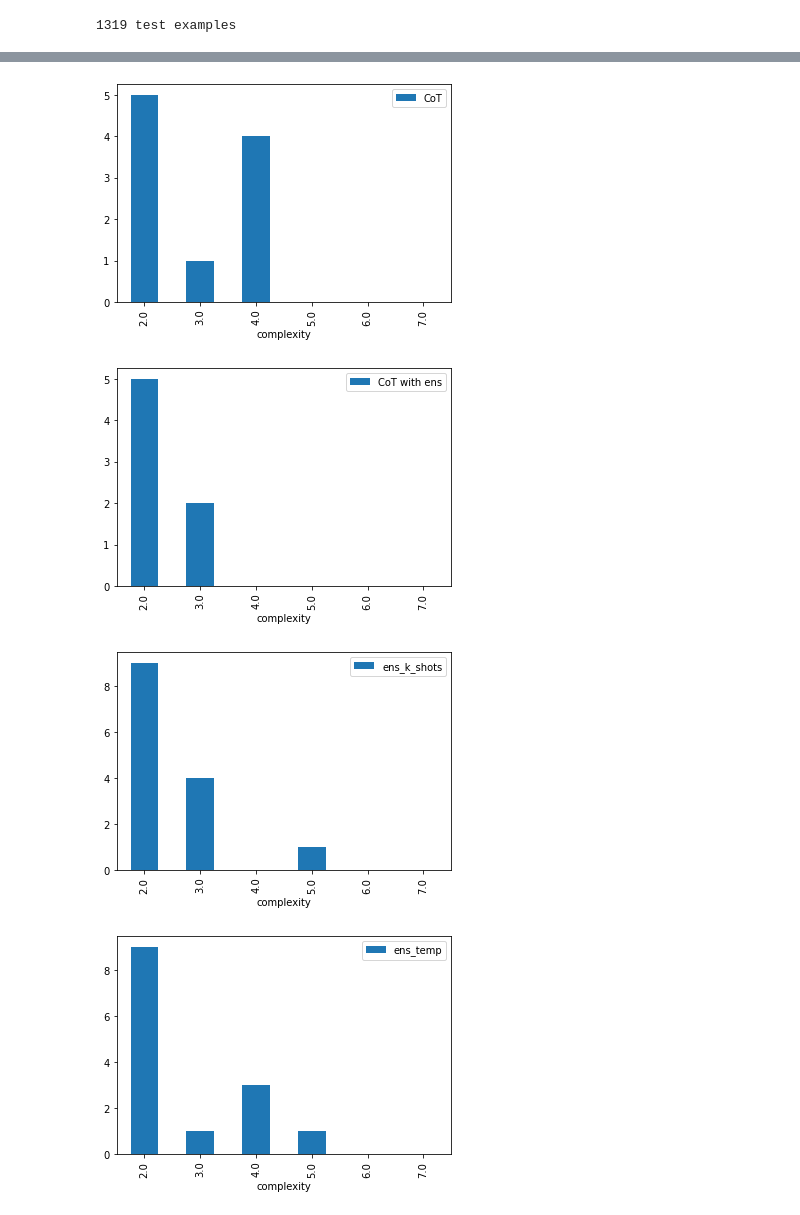
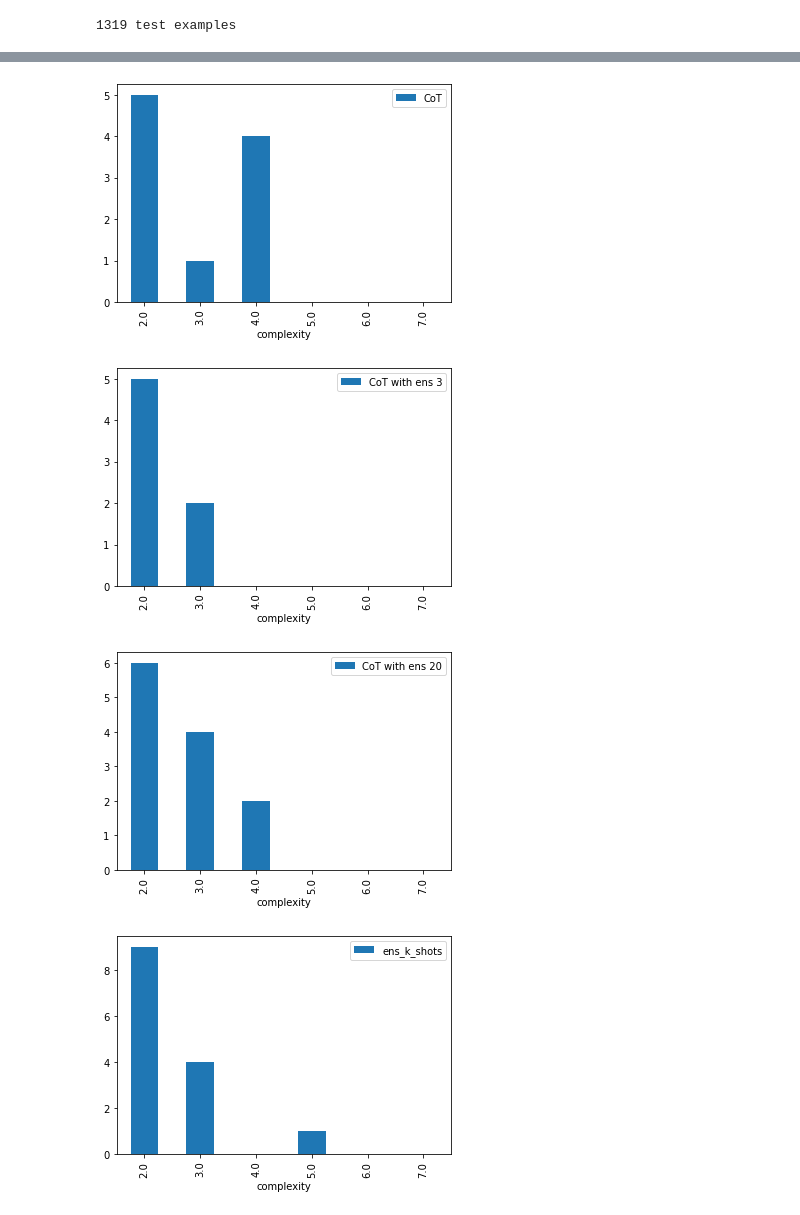
Before and after one commit to ecomidzu/Tinkoff_NLP, a Jupyter notebook: Анализ_полученных_данных.ipynb, the cells around one changed output, grey strips where cells are left out. Drawn from its saved outputs; the diff is of its cells as text; code cells hidden in the pictures.

```diff
--- a/Анализ_полученных_данных.ipynb
+++ b/Анализ_полученных_данных.ipynb
@@ -17,6 +21,7 @@ import torch as th
 exp1 = pd.read_excel('/content/exp1_base.xlsx')
 exp2 = pd.read_excel('/content/exp2_base.xlsx')
 exp3 = pd.read_excel('/content/exp3_base.xlsx')
+exp3_20 = pd.read_excel('/content/exp3_base_20.xlsx')
 res1 = []
 for a, b in zip(exp1['mod_answ'], exp1['true_answ']):
   i = 0
@@ -69,10 +74,32 @@ for a in range(1,list(exp3['tasks'])[-1]+1):
       print(res)
   res3.append(i)
 
+res4 = []
+for a in range(1,list(exp3_20['tasks'])[-1]+1):
+  exp3_20_int = exp3_20[exp3_20['tasks']==a]
+  i=0
+  if Counter(list(exp3_20_int['mod_answ'])).most_common()[0][1] >=2:
+    res = Counter(list(exp3_20_int['mod_answ'])).most_common()[0][0]
+  else:
+    res = list(exp3_20_int['mod_answ'])[0]
+  b = list(exp3_20_int['true_answ'])[0]
+  try:
+    if np.around(float(res), 5) == np.around(float(b), 5):
+      i=1
+  except:
+    try:
+      b0=b.replace(',', '')
+      if np.around(float(res), 5) == np.around(float(b0), 5):
+        i=1
+    except:
+      print(res)
+  res4.append(i)
+
 total1 = sum(res1)/len(res1)
 total2 = sum(res2)/len(res2)
 total3 = sum(res3)/len(res3)
-plt.bar(['Base', 'CoT', 'CoT with ens'], [total1*100, total2*100, total3*100])
+total4 = sum(res4)/len(res4)
+plt.bar(['Base', 'CoT', 'CoT with ens 3', 'CoT with ens 20'], [total1*100, total2*100, total3*100, total4*100])
 # %% [output]
 2:30
 1500/
@@ -206,7 +233,7 @@ Brandon' 8
 # %% [markdown]
 Голосуем!!!!
 # %%
-res4 = []
+res5 = []
 for b in range(1,100):
   exp4_inter = exp4[exp4['tasks']==b]
   if Counter(list(exp4_inter['mod_answ'])).most_common()[0][1] >=2:
@@ -225,10 +252,10 @@ for b in range(1,100):
         i=1
     except:
       print(a, b)
-  res4.append(i)
-print(sum(res4))
+  res5.append(i)
+print(sum(res5))
 
-res5 = []
+res6 = []
 for b in range(1,100):
   exp5_inter = exp5[exp5['tasks']==b]
   if Counter(list(exp5_inter['mod_answ'])).most_common()[0][1] >=2:
@@ -247,8 +274,8 @@ for b in range(1,100):
         i=1
     except:
       print(a, b)
-  res5.append(i)
-print(sum(res5))
+  res6.append(i)
+print(sum(res6))
 # %% [output]
 14
 235 25000
@@ -344,6 +366,6 @@ for i in range(1,100):
 # %% [output]
 1319 test examples
 # %%
-total = pd.DataFrame([compl, res1, res2, res3, res4, res5], index = ['complexity', 'baseline', 'CoT', 'CoT with ens', 'ens_k_shots', 'ens_temp']).T
+total = pd.DataFrame([compl, res1, res2, res3, res4, res5, res6], index = ['complexity', 'baseline', 'CoT', 'CoT with ens 3', 'CoT with ens 20', 'ens_k_shots', 'ens_temp']).T
 total.head()
 # %% [output]
@@ -356,5 +378,5 @@ total.head()
 # %%
-for model in ['baseline', 'CoT', 'CoT with ens', 'ens_k_shots', 'ens_temp']:
+for model in ['baseline', 'CoT', 'CoT with ens 3', 'CoT with ens 20', 'ens_k_shots', 'ens_temp']:
   print(pd.pivot_table(total, index = 'complexity', values = model, aggfunc=np.sum).plot.bar())
 # %% [output]
 AxesSubplot(0.125,0.125;0.775x0.755)
@@ -365,5 +388,5 @@ AxesSubplot(0.125,0.125;0.775x0.755)
 [figure]
 [figure]
-[figure, old version]
+[figure, new version]
-[figure, old version]
+[figure, new version]
-[figure, old version]
+[figure, new version]
```
Also changed, not shown: parts of 6 cells of this notebook, 2 other files.
